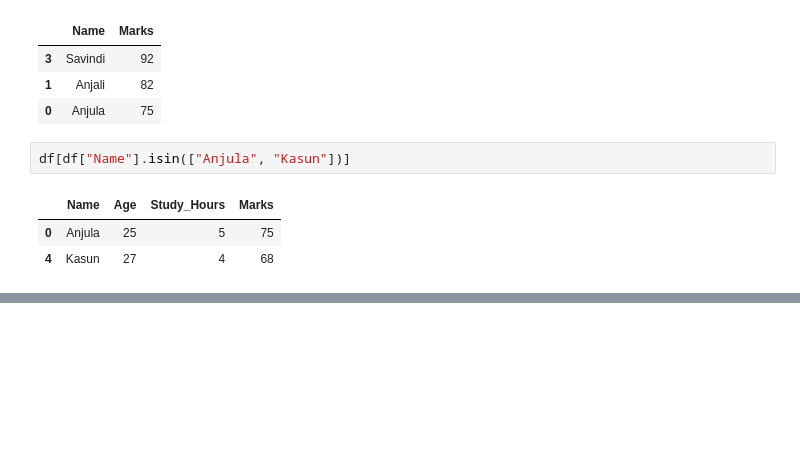
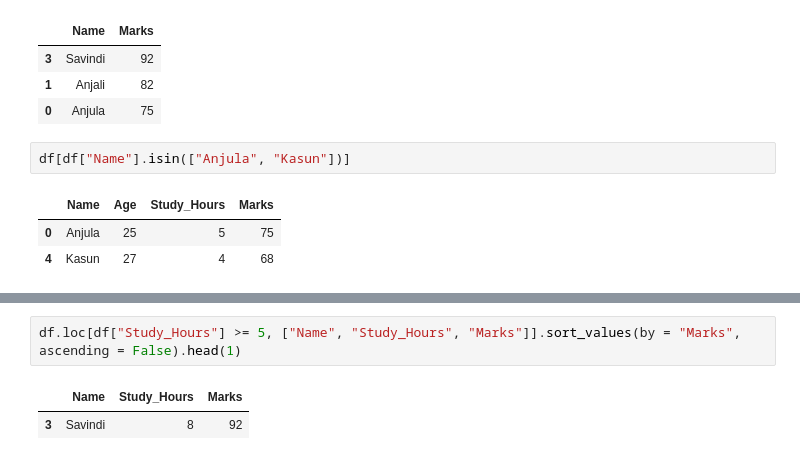
Before and after one commit to Anjula2001/study-research-agent, a Jupyter notebook: 04-Data-Analysis/data_analysis.ipynb, the cells around one changed output, grey strips where cells are left out. Drawn from its saved outputs; the diff is of its cells as text; blank space fills up the shorter version.

Commit message:
sort,filter

```diff
--- a/04-Data-Analysis/data_analysis.ipynb
+++ b/04-Data-Analysis/data_analysis.ipynb
@@ -240,0 +305,5 @@ df[df["Name"].isin(["Anjula", "Kasun"])]
+# %%
+df.loc[df["Study_Hours"] >= 5, ["Name", "Study_Hours", "Marks"]].sort_values(by = "Marks", ascending = False).head(1)
+# %% [output]
+|  | Name | Study_Hours | Marks |
+| 3 | Savindi | 8 | 92 |
```
Also changed, not shown: parts of 7 cells of this notebook.
